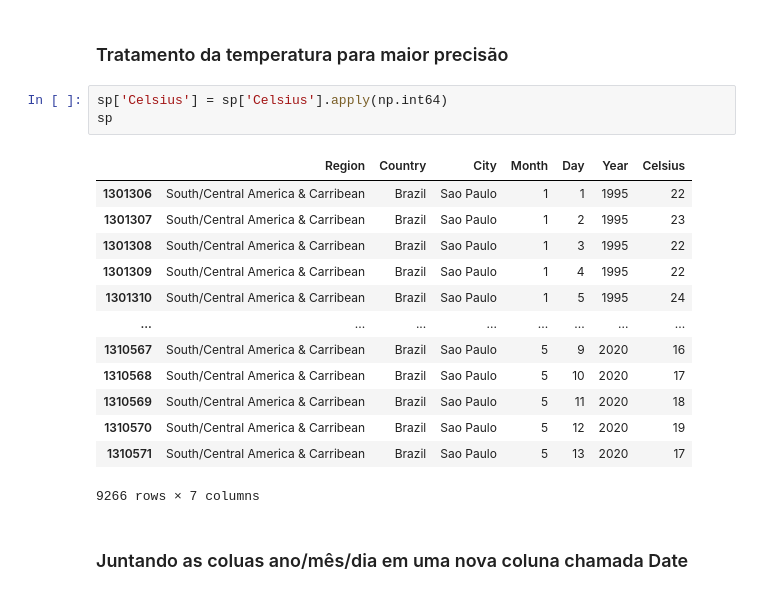
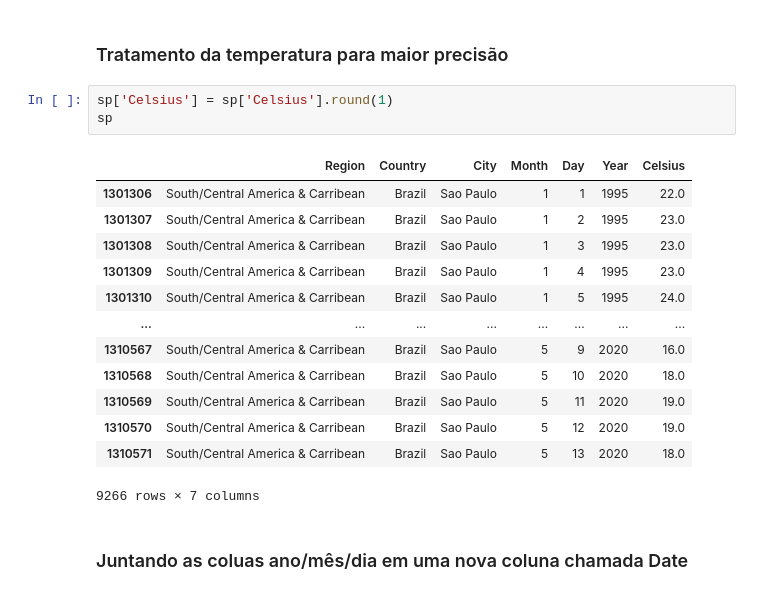
Before and after one commit to RodrigoEGC/infnet-bloco-iot-projeto-de-bloco, a Jupyter notebook: Code/DataPrep/DataPrep_SP.ipynb, the cells around one changed output. Cells and saved outputs as stored; diff of their text form.

```diff
--- a/Code/DataPrep/DataPrep_SP.ipynb
+++ b/Code/DataPrep/DataPrep_SP.ipynb
@@ -55,21 +55,21 @@ sp = sp.drop(columns=['AvgTemperature'])
 # %% [markdown]
 ### Tratamento da temperatura para maior precisão
 # %%
-sp['Celsius'] = sp['Celsius'].apply(np.int64)
+sp['Celsius'] = sp['Celsius'].round(1)
 sp
 # %% [output]
 |  | Region | Country | City | Month | Day | Year | Celsius |
-| 1301306 | South/Central America & Carribean | Brazil | Sao Paulo | 1 | 1 | 1995 | 22 |
-| 1301307 | South/Central America & Carribean | Brazil | Sao Paulo | 1 | 2 | 1995 | 23 |
-| 1301308 | South/Central America & Carribean | Brazil | Sao Paulo | 1 | 3 | 1995 | 22 |
-| 1301309 | South/Central America & Carribean | Brazil | Sao Paulo | 1 | 4 | 1995 | 22 |
-| 1301310 | South/Central America & Carribean | Brazil | Sao Paulo | 1 | 5 | 1995 | 24 |
+| 1301306 | South/Central America & Carribean | Brazil | Sao Paulo | 1 | 1 | 1995 | 22.0 |
+| 1301307 | South/Central America & Carribean | Brazil | Sao Paulo | 1 | 2 | 1995 | 23.0 |
+| 1301308 | South/Central America & Carribean | Brazil | Sao Paulo | 1 | 3 | 1995 | 23.0 |
+| 1301309 | South/Central America & Carribean | Brazil | Sao Paulo | 1 | 4 | 1995 | 23.0 |
+| 1301310 | South/Central America & Carribean | Brazil | Sao Paulo | 1 | 5 | 1995 | 24.0 |
 | ... | ... | ... | ... | ... | ... | ... | ... |
-| 1310567 | South/Central America & Carribean | Brazil | Sao Paulo | 5 | 9 | 2020 | 16 |
-| 1310568 | South/Central America & Carribean | Brazil | Sao Paulo | 5 | 10 | 2020 | 17 |
-| 1310569 | South/Central America & Carribean | Brazil | Sao Paulo | 5 | 11 | 2020 | 18 |
-| 1310570 | South/Central America & Carribean | Brazil | Sao Paulo | 5 | 12 | 2020 | 19 |
-| 1310571 | South/Central America & Carribean | Brazil | Sao Paulo | 5 | 13 | 2020 | 17 |
+| 1310567 | South/Central America & Carribean | Brazil | Sao Paulo | 5 | 9 | 2020 | 16.0 |
+| 1310568 | South/Central America & Carribean | Brazil | Sao Paulo | 5 | 10 | 2020 | 18.0 |
+| 1310569 | South/Central America & Carribean | Brazil | Sao Paulo | 5 | 11 | 2020 | 19.0 |
+| 1310570 | South/Central America & Carribean | Brazil | Sao Paulo | 5 | 12 | 2020 | 19.0 |
+| 1310571 | South/Central America & Carribean | Brazil | Sao Paulo | 5 | 13 | 2020 | 18.0 |
 9266 rows × 7 columns
 # %% [markdown]
 ### Juntando as coluas ano/mês/dia em uma nova coluna chamada Date
```
Also changed, not shown: parts of 6 cells of this notebook.
